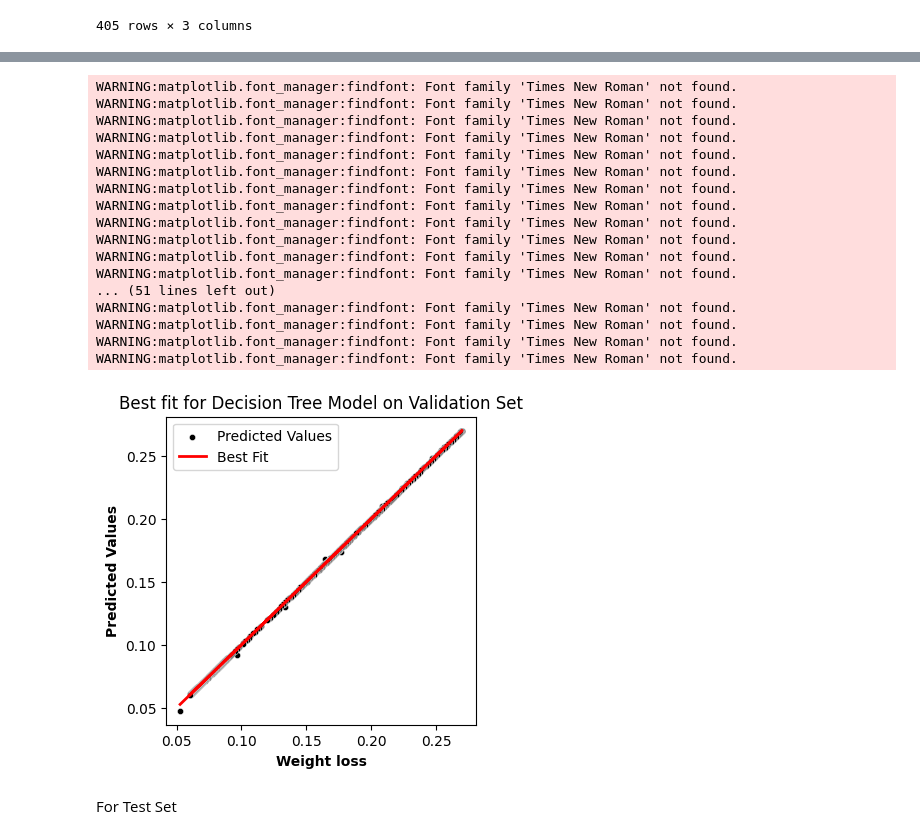
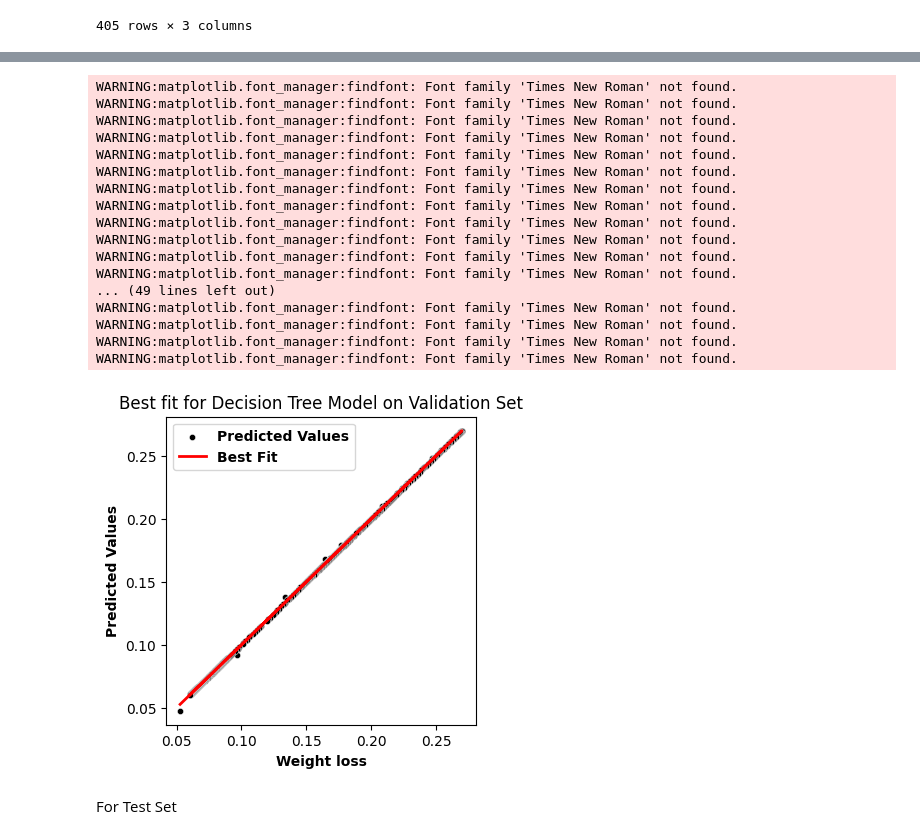
Before and after one commit to Noob919/COVID_19-XRAY-Classification, a Jupyter notebook: Aged_pet_weight_loss_DR.ipynb, the cells around one changed output, grey strips where cells are left out. Drawn from its saved outputs; the diff is of its cells as text; code cells hidden in the pictures.

```diff
--- a/Aged_pet_weight_loss_DR.ipynb
+++ b/Aged_pet_weight_loss_DR.ipynb
@@ -182,36 +182,39 @@ sns.scatterplot(x=x, y=y, color='black', label='Predicted Values', s=20)
 
 # Plot the best fit line with a specified line width
 plt.plot(x, a * x + b, color='red', label='Best Fit', linewidth=2)
 
 # Set the grid size and style
 #plt.grid(False, linestyle='--', alpha=0.5)
 
 plt.title('Best fit for Decision Tree Model on Validation Set')
 plt.xlabel('Weight loss',fontsize=10, fontweight='bold')  # Set the x-axis label to 'Weight loss'
 plt.ylabel('Predicted Values',fontsize=10, fontweight='bold')
-plt.legend()
+# Get the legend and make it bold
+legend = plt.legend()
+for text in legend.get_texts():
+    text.set_fontweight('bold')
 
 # Show the plot
 plt.show()
 # %% [output]
 WARNING:matplotlib.font_manager:findfont: Font family 'Times New Roman' not found.
 WARNING:matplotlib.font_manager:findfont: Font family 'Times New Roman' not found.
 WARNING:matplotlib.font_manager:findfont: Font family 'Times New Roman' not found.
 WARNING:matplotlib.font_manager:findfont: Font family 'Times New Roman' not found.
 WARNING:matplotlib.font_manager:findfont: Font family 'Times New Roman' not found.
 WARNING:matplotlib.font_manager:findfont: Font family 'Times New Roman' not found.
 WARNING:matplotlib.font_manager:findfont: Font family 'Times New Roman' not found.
 WARNING:matplotlib.font_manager:findfont: Font family 'Times New Roman' not found.
 WARNING:matplotlib.font_manager:findfont: Font family 'Times New Roman' not found.
 WARNING:matplotlib.font_manager:findfont: Font family 'Times New Roman' not found.
 WARNING:matplotlib.font_manager:findfont: Font family 'Times New Roman' not found.
 WARNING:matplotlib.font_manager:findfont: Font family 'Times New Roman' not found.
-... (51 lines left out)
+... (49 lines left out)
 WARNING:matplotlib.font_manager:findfont: Font family 'Times New Roman' not found.
 WARNING:matplotlib.font_manager:findfont: Font family 'Times New Roman' not found.
 WARNING:matplotlib.font_manager:findfont: Font family 'Times New Roman' not found.
 WARNING:matplotlib.font_manager:findfont: Font family 'Times New Roman' not found.
-[figure, old version]
+[figure, new version]
 # %% [markdown]
 For Test Set
 # %%
```
Also changed, not shown: parts of 16 cells of this notebook.
